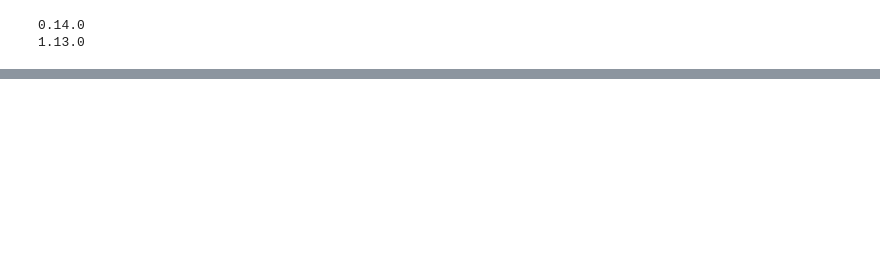
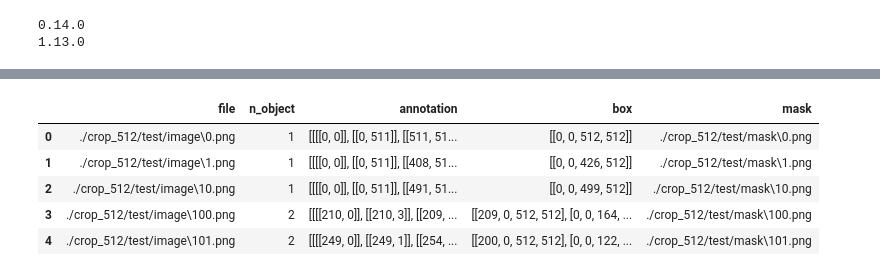
Before and after one commit to andika-eka/Rice-field---Mask-RCNN-with-pytorch-, a Jupyter notebook: test.ipynb, the cells around one changed output, grey strips where cells are left out. Saved outputs shown, nothing was run; the diff lists cells and outputs as text; code cells hidden in the pictures; blank space fills up the shorter version.

```diff
--- a/test.ipynb
+++ b/test.ipynb
@@ -107,0 +123,11 @@ demoV2(data_dir[0])
+# %%
+data_test = []
+for  image,annot,mask in zip(os.listdir(config.IMAGE_DIR), os.listdir(config.ANNOTATION_DIR), os.listdir(config.MASK_DIR)):
+    with open(os.path.join(config.ANNOTATION_DIR,annot), "r") as file:
+        dictionary = json.load(file)
+        dictionary["file"] = os.path.join(config.IMAGE_DIR, image)
+        dictionary["mask"] = os.path.join(config.MASK_DIR, mask)
+        data_test.append(dictionary)
+
+data_test = pd.DataFrame(data_test)
+data_test.info()
@@ -107,0 +164,9 @@ demoV2(data_dir[0])
+# %%
+data_test.head()
+# %% [output]
+|  | file | n_object | annotation | box | mask |
+| 0 | ./crop_512/test/image\0.png | 1 | [[[[0, 0]], [[0, 511]], [[511, 51... | [[0, 0, 512, 512]] | ./crop_512/test/mask\0.png |
+| 1 | ./crop_512/test/image\1.png | 1 | [[[[0, 0]], [[0, 511]], [[408, 51... | [[0, 0, 426, 512]] | ./crop_512/test/mask\1.png |
+| 2 | ./crop_512/test/image\10.png | 1 | [[[[0, 0]], [[0, 511]], [[491, 51... | [[0, 0, 499, 512]] | ./crop_512/test/mask\10.png |
+| 3 | ./crop_512/test/image\100.png | 2 | [[[[210, 0]], [[210, 3]], [[209, ... | [[209, 0, 512, 512], [0, 0, 164, ... | ./crop_512/test/mask\100.png |
+| 4 | ./crop_512/test/image\101.png | 2 | [[[[249, 0]], [[249, 1]], [[254, ... | [[200, 0, 512, 512], [0, 0, 122, ... | ./crop_512/test/mask\101.png |
```
Also changed, not shown: parts of 20 cells of this notebook, 9 other files.
